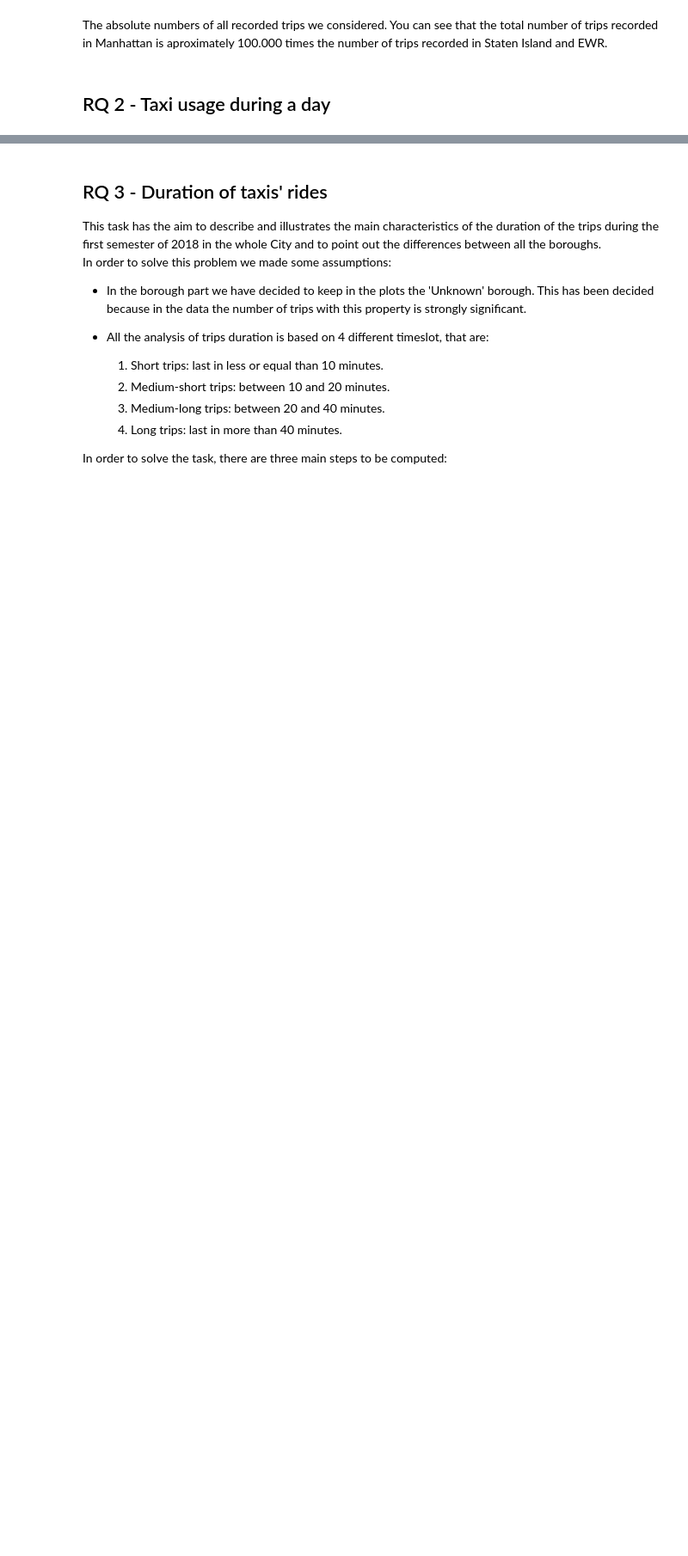
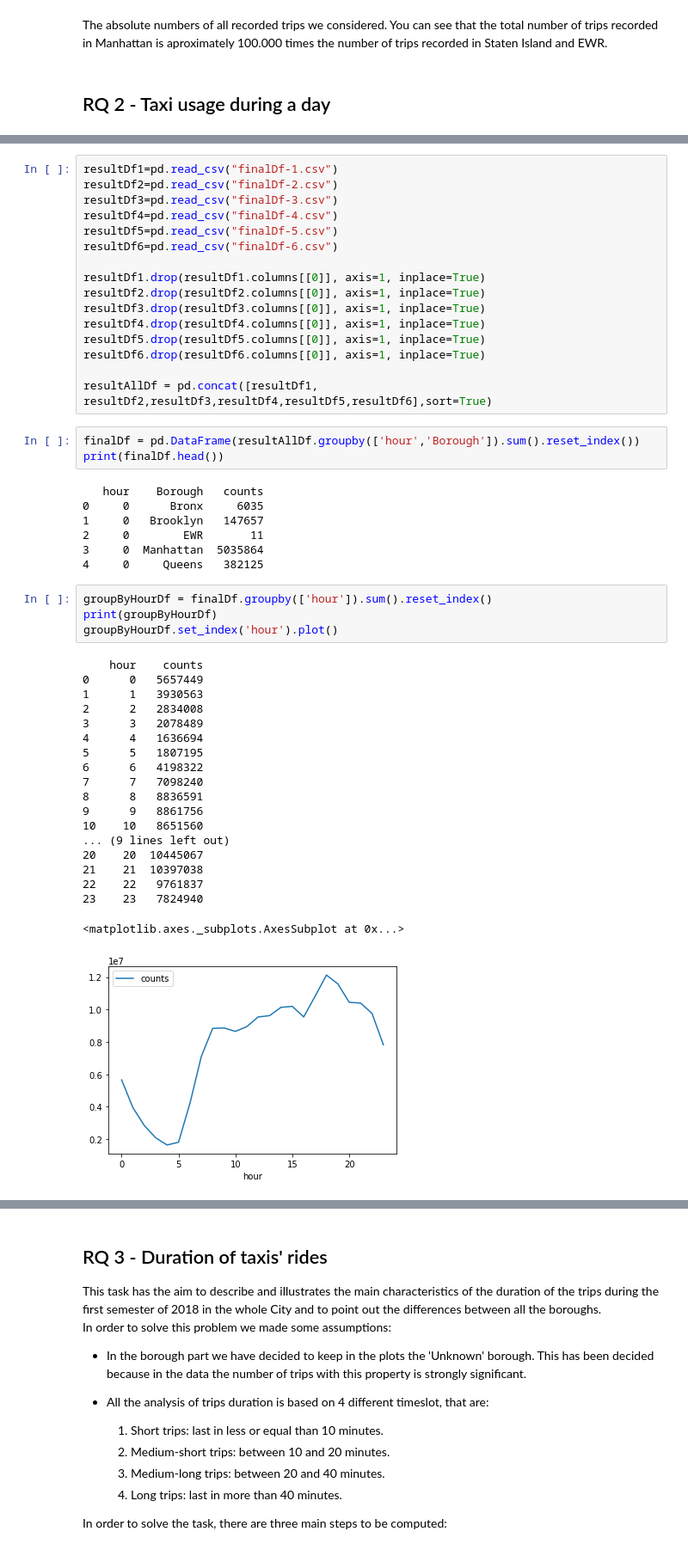
Before and after one commit to aleflabo/Yellow-Taxis-Anlysis-in-NY-city, a Jupyter notebook: Homework_2.ipynb, the cells around one changed output, grey strips where cells are left out. Shown at 86% size. Saved outputs shown, nothing was run; the diff lists cells and outputs as text; blank space fills up the shorter version.

```diff
--- a/Homework_2.ipynb
+++ b/Homework_2.ipynb
@@ -134,0 +229,50 @@ The absolute numbers of all recorded trips we considered. You can see that the t
+# %%
+resultDf1=pd.read_csv("finalDf-1.csv")
+resultDf2=pd.read_csv("finalDf-2.csv")
+resultDf3=pd.read_csv("finalDf-3.csv")
+resultDf4=pd.read_csv("finalDf-4.csv")
+resultDf5=pd.read_csv("finalDf-5.csv")
+resultDf6=pd.read_csv("finalDf-6.csv")
+
+resultDf1.drop(resultDf1.columns[[0]], axis=1, inplace=True)
+resultDf2.drop(resultDf2.columns[[0]], axis=1, inplace=True)
+resultDf3.drop(resultDf3.columns[[0]], axis=1, inplace=True)
+resultDf4.drop(resultDf4.columns[[0]], axis=1, inplace=True)
+resultDf5.drop(resultDf5.columns[[0]], axis=1, inplace=True)
+resultDf6.drop(resultDf6.columns[[0]], axis=1, inplace=True)
+
+resultAllDf = pd.concat([resultDf1, resultDf2,resultDf3,resultDf4,resultDf5,resultDf6],sort=True)
+# %%
+finalDf = pd.DataFrame(resultAllDf.groupby(['hour','Borough']).sum().reset_index())
+print(finalDf.head())
+# %% [output]
+   hour    Borough   counts
+0     0      Bronx     6035
+1     0   Brooklyn   147657
+2     0        EWR       11
+3     0  Manhattan  5035864
+4     0     Queens   382125
+# %%
+groupByHourDf = finalDf.groupby(['hour']).sum().reset_index()
+print(groupByHourDf)
+groupByHourDf.set_index('hour').plot()
+# %% [output]
+    hour    counts
+0      0   5657449
+1      1   3930563
+2      2   2834008
+3      3   2078489
+4      4   1636694
+5      5   1807195
+6      6   4198322
+7      7   7098240
+8      8   8836591
+9      9   8861756
+10    10   8651560
+... (9 lines left out)
+20    20  10445067
+21    21  10397038
+22    22   9761837
+23    23   7824940
+<matplotlib.axes._subplots.AxesSubplot at 0x...>
+[figure, added]
```
Also changed, not shown: parts of 20 cells of this notebook.
